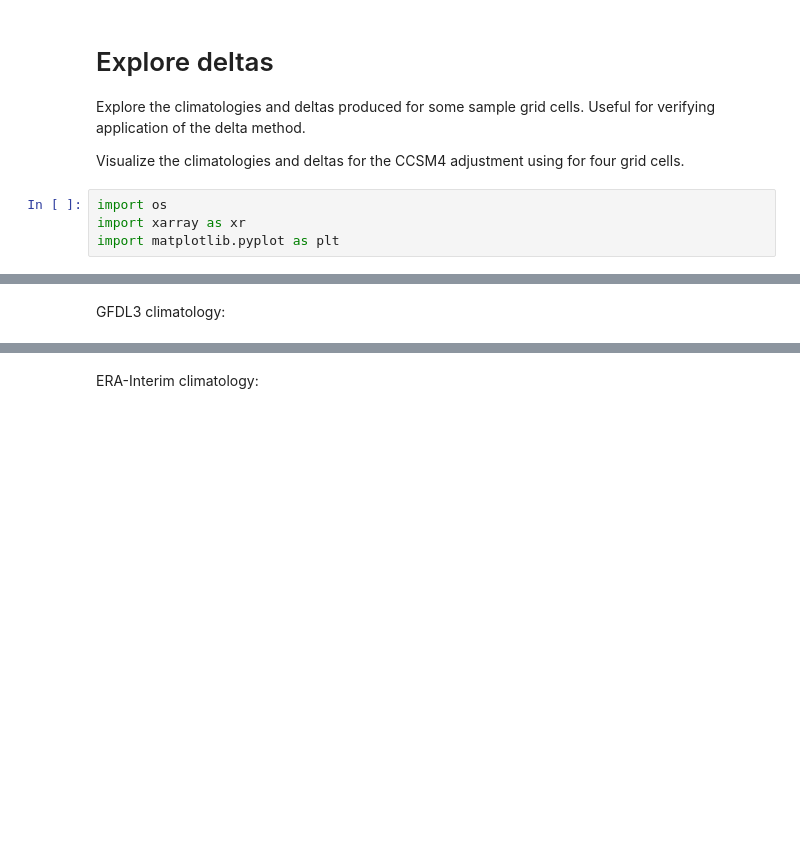
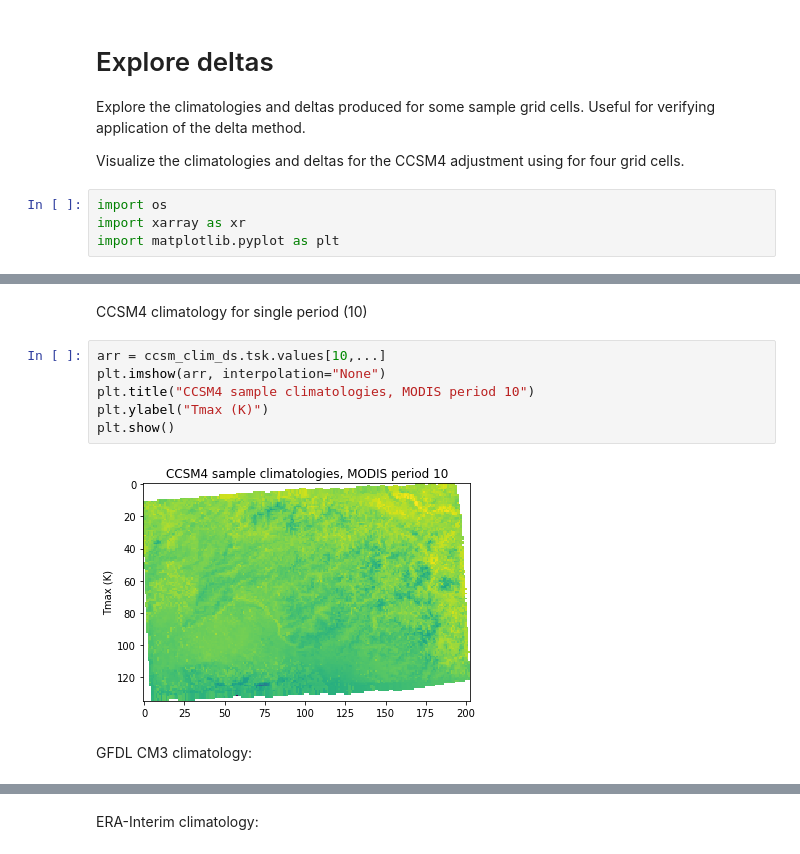
Before and after one commit to ua-snap/align-wrf-modis, a Jupyter notebook: scripts/ancillary/explore_deltas.ipynb, the cells around one changed output, grey strips where cells are left out. Saved outputs shown, nothing was run; the diff lists cells and outputs as text; blank space fills up the shorter version.

```diff
--- a/scripts/ancillary/explore_deltas.ipynb
+++ b/scripts/ancillary/explore_deltas.ipynb
@@ -38,5 +43,15 @@ plt.show()
-# %% [markdown]
-GFDL3 climatology:
+# %% [markdown]
+CCSM4 climatology for single period (10)
+# %%
+arr = ccsm_clim_ds.tsk.values[10,...]
+plt.imshow(arr, interpolation="None")
+plt.title("CCSM4 sample climatologies, MODIS period 10")
+plt.ylabel("Tmax (K)")
+plt.show()
+# %% [output]
+[figure, added]
+# %% [markdown]
+GFDL CM3 climatology:
 # %%
 for x,y in zip(xidx, yidx):
     plt.plot(gfdl_clim_ds.tsk.values[:,y,x])
```
Also changed, not shown: parts of 11 cells of this notebook.
